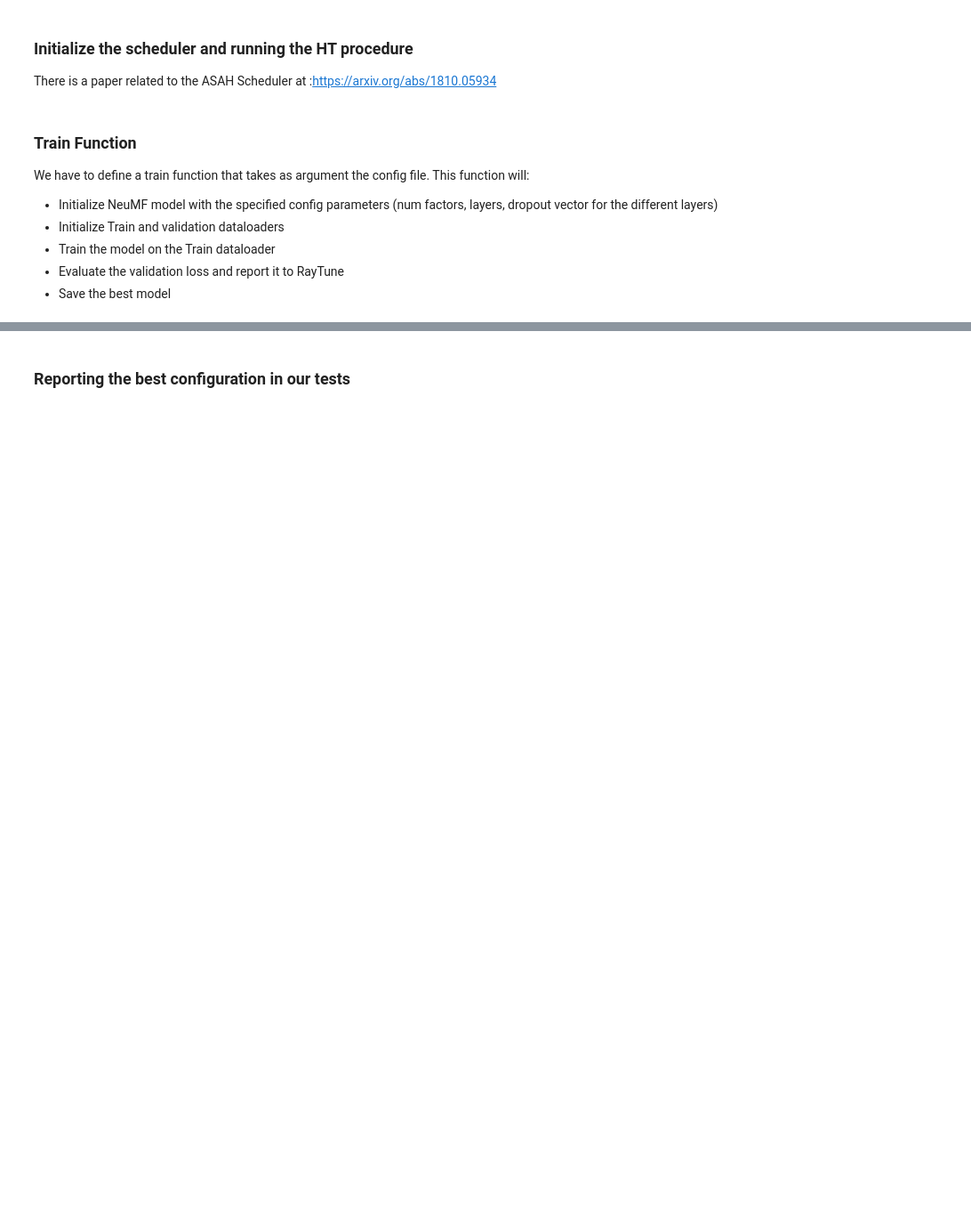
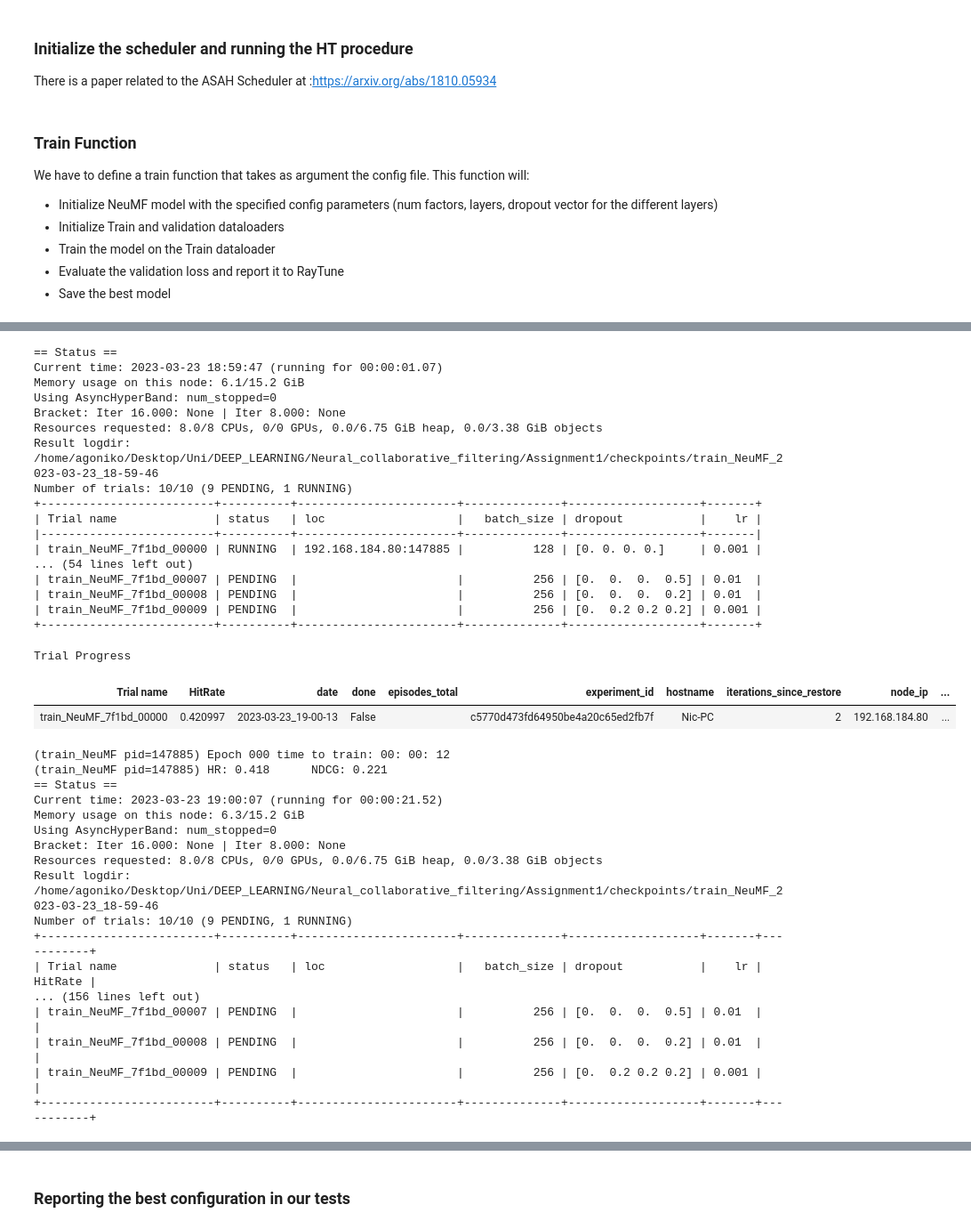
Before and after one commit to agoniko/Neural-Collaborative-Filtering, a Jupyter notebook: Assignment1.ipynb, the cells around one changed output, grey strips where cells are left out. Shown: that part at 89% size. Saved outputs shown, nothing was run; the diff lists cells and outputs as text; code cells hidden in the pictures; blank space fills up the shorter version.

```diff
--- a/Assignment1.ipynb
+++ b/Assignment1.ipynb
@@ -600,3 +619,11 @@ ax2.legend()
 If there is a need for a more detailed description of how to use and configure the Hyper Parameter Tuning procedure we will provide them in the next version of the notebook.
 # %% [markdown]
 ### We first need to define a config dict that defines the search space of the hyperparameters
+# %%
+# Prob Distr for dropout parameters for hyerparameters tuning
+emb = np.random.choice([0, 0.2, 0.5], size = (20, ), p = [0.6, 0.3, 0.1])
+mlp = np.random.choice([0, 0.2, 0.5], size = (20, ), p = [0.2, 0.3, 0.5])
+mix = np.random.choice([0, 0.2, 0.5], size = (20, ), p = [0.5, 0.4, 0.1])
+
+dropout_table = np.array([mix, emb, emb, mlp]).T
+dropout_table
@@ -603,26 +651,26 @@ If there is a need for a more detailed description of how to use and configure t
 # %%
 config = {
-    "lr": tune.choice([0.005, 0.015, 0.01, 0.001]),
+    "lr": tune.choice([0.01, 0.001]),
     "batch_size": tune.choice([128, 256, 512]),
-    "num_factors": tune.choice([8, 16, 32]),
-    "epochs": tune.choice([15, 30, 40]),
+    "num_factors_gmf": 8,#tune.choice([8, 16, 32, 64]),
+    "num_factors_mlp": 64,#tune.choice([8, 16, 32, 64]),
+    "epochs": 20,
     "out": True,
-    "layers": tune.choice([[32, 16, 8], [64, 32, 8]]),
-    "dropout": np.random.choice([0, 0.2, 0.5], size=(7, 20), p=[0.5, 0.3, 0.2])
+    "dropout": tune.choice(dropout_table)
 }
 # %% [markdown]
 ### Initialize the scheduler and running the HT procedure
 There is a paper related to the ASAH Scheduler at :https://arxiv.org/abs/1810.05934
 # %%
 scheduler = ASHAScheduler(
-        metric="loss",
-        mode="min",
-        max_t=40,
-        grace_period=5,
+        metric="HitRate",
+        mode="max",
+        max_t=20,
+        grace_period=8,
         reduction_factor=2)
 
 reporter = CLIReporter(
-        metric_columns=["loss"]
+        metric_columns=["HitRate"]
 )
 # %% [markdown]
 ### Train Function
@@ -708,10 +750,11 @@ def train_NeuMF(config):
 result = tune.run(
     train_NeuMF,
     local_dir="./checkpoints/",
-    resources_per_trial={"cpu": 4},
+    resources_per_trial={"cpu": 8},
     config=config,
     num_samples=10,
     scheduler=scheduler,
     progress_reporter=reporter,
     checkpoint_at_end=False,
 )
+# %% [output]
@@ -717,0 +762,37 @@ result = tune.run(
+== Status ==
+Current time: 2023-03-23 18:59:47 (running for 00:00:01.07)
+Memory usage on this node: 6.1/15.2 GiB
+Using AsyncHyperBand: num_stopped=0
+Bracket: Iter 16.000: None | Iter 8.000: None
+Resources requested: 8.0/8 CPUs, 0/0 GPUs, 0.0/6.75 GiB heap, 0.0/3.38 GiB objects
+Result logdir: /home/agoniko/Desktop/Uni/DEEP_LEARNING/Neural_collaborative_filtering/Assignment1/checkpoints/train_NeuMF_2023-03-23_18-59-46
+Number of trials: 10/10 (9 PENDING, 1 RUNNING)
++-------------------------+----------+-----------------------+--------------+-------------------+-------+
+| Trial name              | status   | loc                   |   batch_size | dropout           |    lr |
+|-------------------------+----------+-----------------------+--------------+-------------------+-------|
+| train_NeuMF_7f1bd_00000 | RUNNING  | 192.168.184.80:147885 |          128 | [0. 0. 0. 0.]     | 0.001 |
+... (54 lines left out)
+| train_NeuMF_7f1bd_00007 | PENDING  |                       |          256 | [0.  0.  0.  0.5] | 0.01  |
+| train_NeuMF_7f1bd_00008 | PENDING  |                       |          256 | [0.  0.  0.  0.2] | 0.01  |
+| train_NeuMF_7f1bd_00009 | PENDING  |                       |          256 | [0.  0.2 0.2 0.2] | 0.001 |
++-------------------------+----------+-----------------------+--------------+-------------------+-------+
+Trial Progress
+| Trial name | HitRate | date | done | episodes_total | experiment_id | hostname | iterations_since_restore | node_ip | ... |
+| train_NeuMF_7f1bd_00000 | 0.420997 | 2023-03-23_19-00-13 | False |  | c5770d473fd64950be4a20c65ed2fb7f | Nic-PC | 2 | 192.168.184.80 | ... |
+(train_NeuMF pid=147885) Epoch 000 time to train: 00: 00: 12
+(train_NeuMF pid=147885) HR: 0.418      NDCG: 0.221
+== Status ==
+Current time: 2023-03-23 19:00:07 (running for 00:00:21.52)
+Memory usage on this node: 6.3/15.2 GiB
+Using AsyncHyperBand: num_stopped=0
+Bracket: Iter 16.000: None | Iter 8.000: None
+Resources requested: 8.0/8 CPUs, 0/0 GPUs, 0.0/6.75 GiB heap, 0.0/3.38 GiB objects
+Result logdir: /home/agoniko/Desktop/Uni/DEEP_LEARNING/Neural_collaborative_filtering/Assignment1/checkpoints/train_NeuMF_2023-03-23_18-59-46
+Number of trials: 10/10 (9 PENDING, 1 RUNNING)
++-------------------------+----------+-----------------------+--------------+-------------------+-------+-----------+
+| Trial name              | status   | loc                   |   batch_size | dropout           |    lr |   HitRate |
+... (156 lines left out)
+| train_NeuMF_7f1bd_00007 | PENDING  |                       |          256 | [0.  0.  0.  0.5] | 0.01  |           |
+| train_NeuMF_7f1bd_00008 | PENDING  |                       |          256 | [0.  0.  0.  0.2] | 0.01  |           |
+| train_NeuMF_7f1bd_00009 | PENDING  |                       |          256 | [0.  0.2 0.2 0.2] | 0.001 |           |
++-------------------------+----------+-----------------------+--------------+-------------------+-------+-----------+
```
Also changed, not shown: parts of 17 cells of this notebook, 23 other files.
